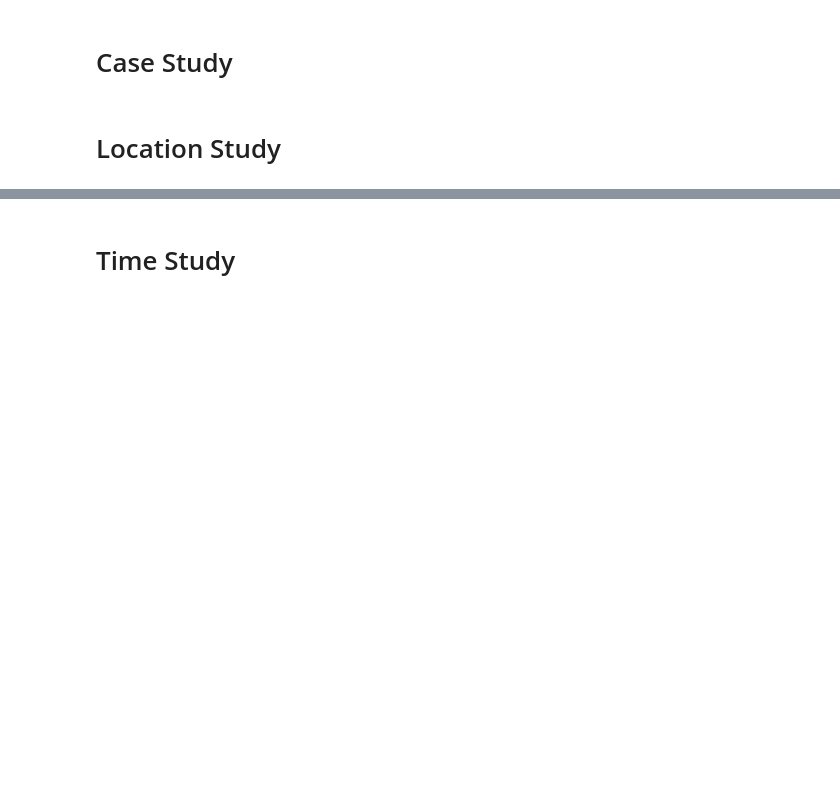
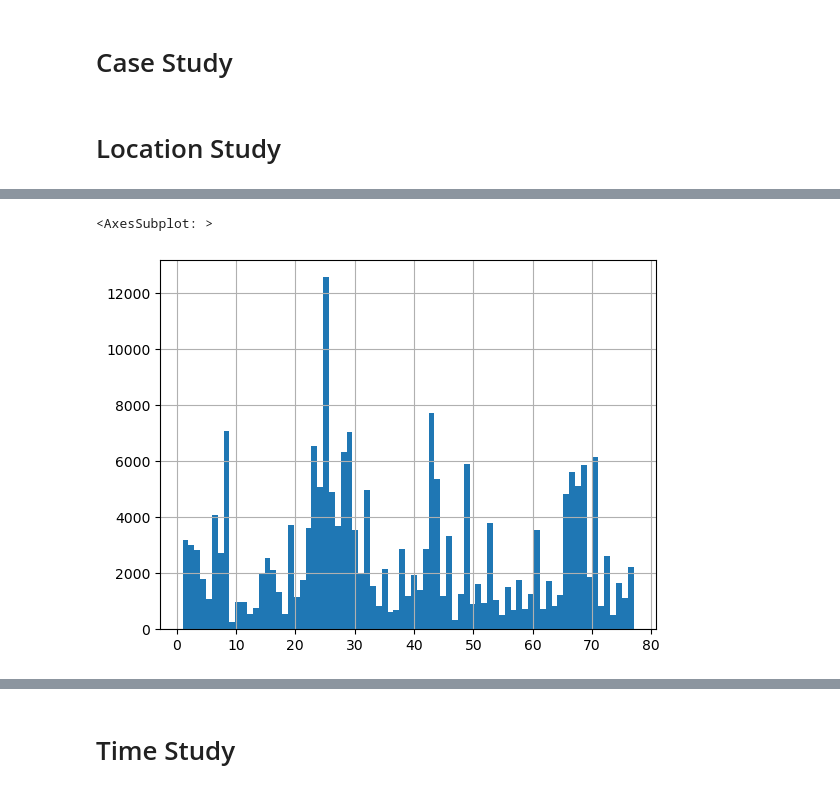
Before and after one commit to COMP5152TEAMWORK/Chicago-Crimes-Analysis, a Jupyter notebook: Chicago Crime Analysis.ipynb, the cells around one changed output, grey strips where cells are left out. Saved outputs shown, nothing was run; the diff lists cells and outputs as text; code cells hidden in the pictures; blank space fills up the shorter version.

```diff
--- a/Chicago Crime Analysis.ipynb
+++ b/Chicago Crime Analysis.ipynb
@@ -70,0 +90,3 @@ We can split these features into 3 categories:
+# %%
+df20['Community Area'] = df20['Community Area'].astype('int')
+df20['Community Area'].head()
@@ -70,0 +112,5 @@ We can split these features into 3 categories:
+# %%
+df20['Community Area'].hist(bins=77)
+# %% [output]
+<AxesSubplot: >
+[figure, added]
```
Also changed, not shown: parts of 19 cells of this notebook.
